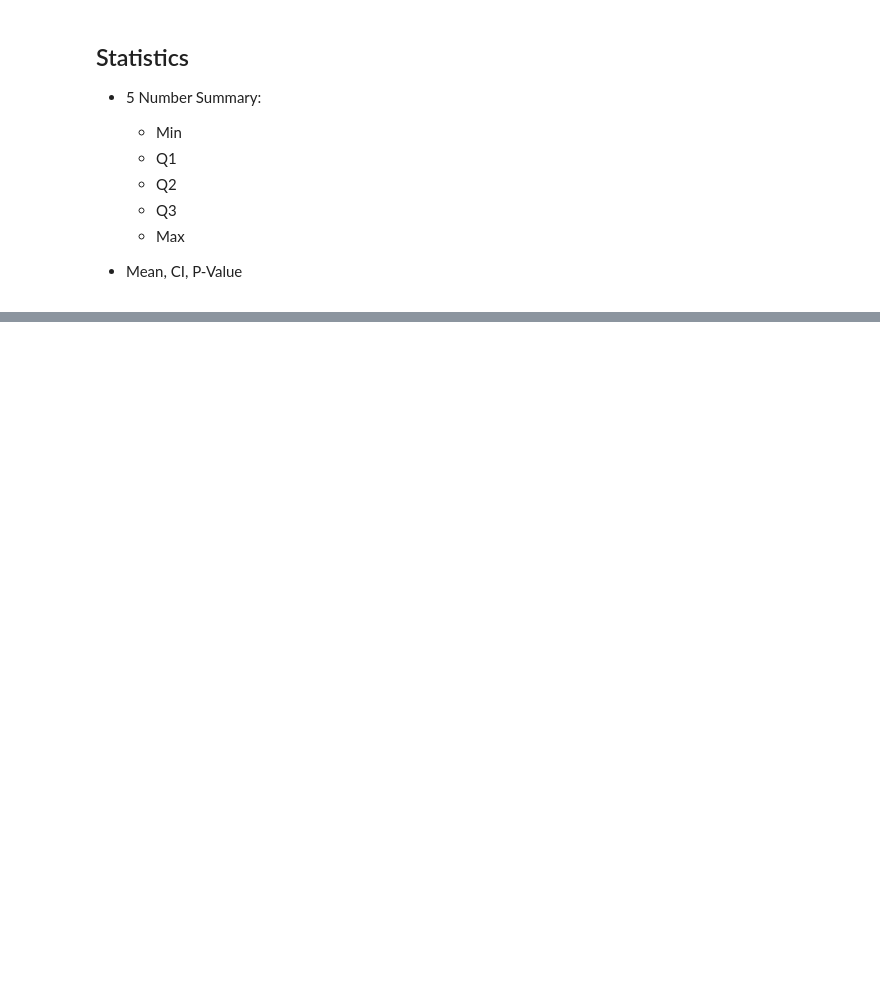
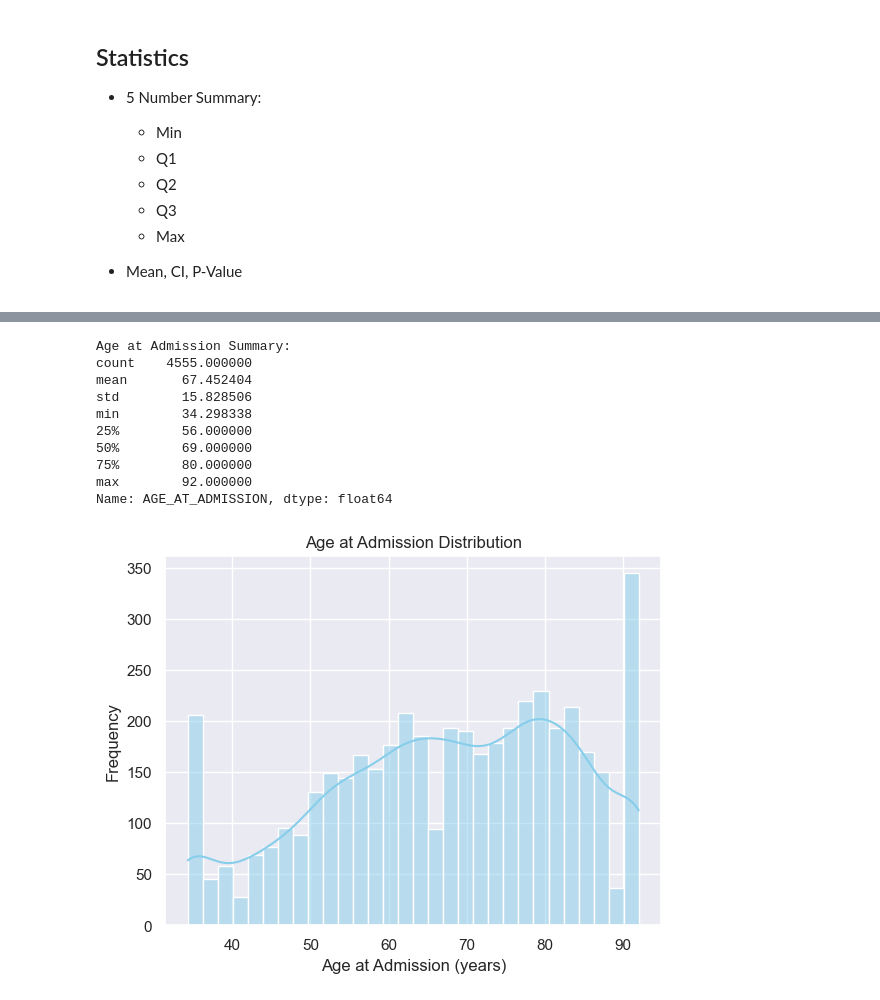
Before and after one commit to Musiik-fn/650-DRAGON-SLAYERS, a Jupyter notebook: FILES/Code/650EDA.ipynb, the cells around one changed output, grey strips where cells are left out. Cells and saved outputs as stored; diff of their text form; code cells hidden in the pictures; blank space fills up the shorter version.

```diff
--- a/FILES/Code/650EDA.ipynb
+++ b/FILES/Code/650EDA.ipynb
@@ -181,0 +184,24 @@ plt.show()
+# %%
+# Summary Statistics
+age_stats = df['AGE_AT_ADMISSION'].describe()
+print("Age at Admission Summary:")
+print(age_stats)
+
+# Distribution Plot
+sns.histplot(df['AGE_AT_ADMISSION'], kde=True, bins=30, color='skyblue')
+plt.title('Age at Admission Distribution')
+plt.xlabel('Age at Admission (years)')
+plt.ylabel('Frequency')
+plt.show()
+# %% [output]
+Age at Admission Summary:
+count    4555.000000
+mean       67.452404
+std        15.828506
+min        34.298338
+25%        56.000000
+50%        69.000000
+75%        80.000000
+max        92.000000
+Name: AGE_AT_ADMISSION, dtype: float64
+[figure, added]
```
Also changed, not shown: parts of 7 cells of this notebook, 1 other file.
